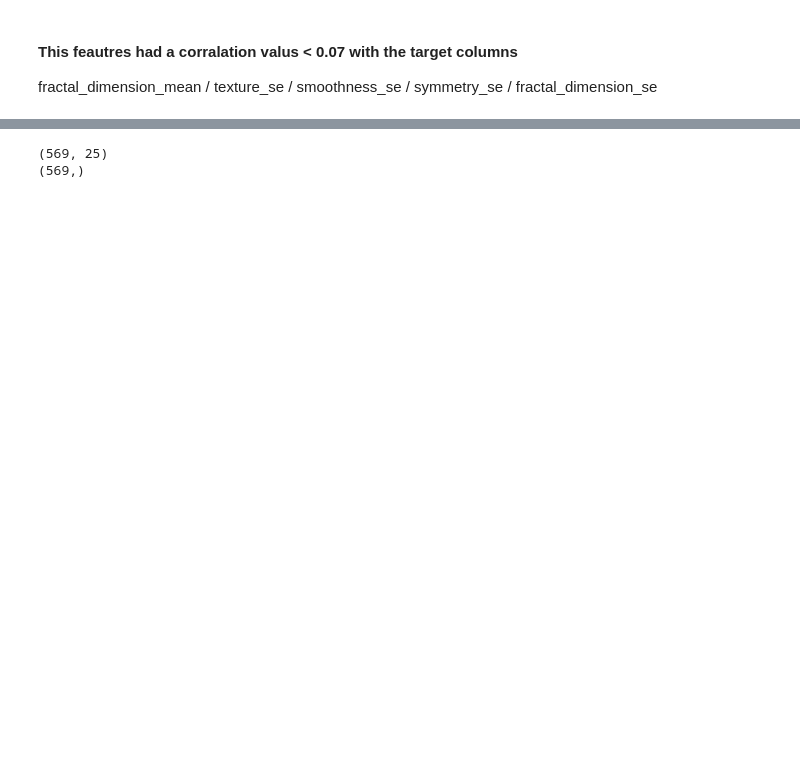
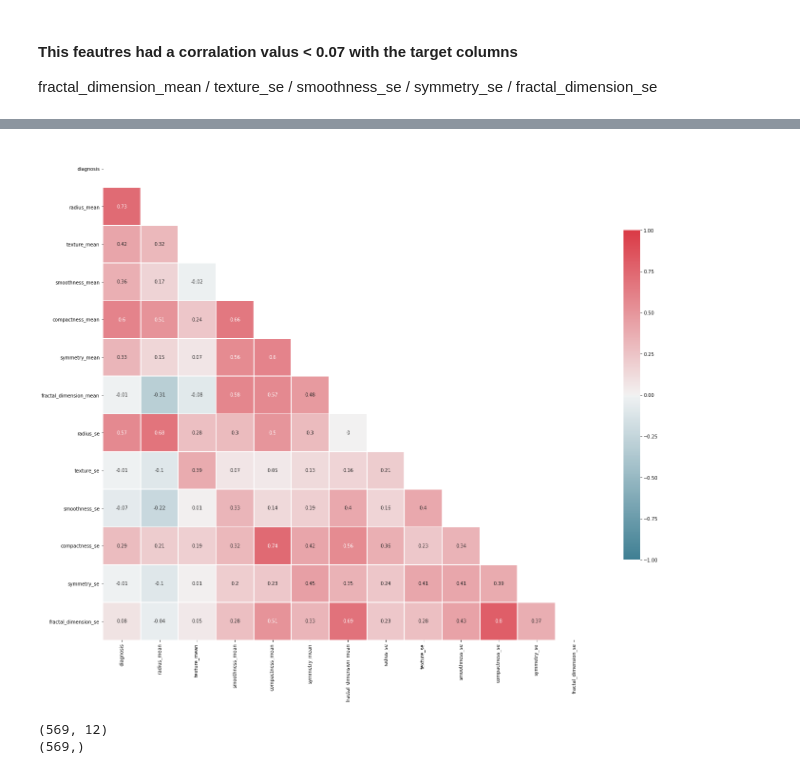
Before and after one commit to KanwalArora029/ML_Models_App, a Jupyter notebook: Healthcare-app/BreastCancer.ipynb, the cells around one changed output, grey strips where cells are left out. Drawn from its saved outputs; the diff is of its cells as text; code cells hidden in the pictures; blank space fills up the shorter version.

```diff
--- a/Healthcare-app/BreastCancer.ipynb
+++ b/Healthcare-app/BreastCancer.ipynb
@@ -181,0 +256,10 @@ df_cancer = df_cancer.drop(['fractal_dimension_mean', 'texture_se', 'smoothness_
+# %%
+# lastly, drop all columns related to the "concavity" and "concave points" attributes
+cols = ['concavity_mean',
+        'concavity_se',
+        'concave points_mean',
+        'concave points_se']
+df_cancer = df_cancer.drop(cols, axis=1)
+
+# verify remaining columns
+df_cancer.columns
@@ -193,17 +280,0 @@ Index(['diagnosis', 'radius_mean', 'texture_mean', 'perimeter_mean',
-# %%
-# Feature Selection
-plt.rcParams['figure.figsize']=15,6
-sns.set_style("darkgrid")
-
-x = df_cancer.drop('diagnosis',axis=1)
-y = df_cancer.diagnosis
-
-from sklearn.ensemble import ExtraTreesClassifier
-
-model = ExtraTreesClassifier()
-model.fit(x,y)
-print(model.feature_importances_)
-feat_importances = pd.Series(model.feature_importances_, index=x.columns)
-feat_importances.nlargest(15).plot(kind='barh')
-plt.title('the most 15 important feature are')
-plt.show()
@@ -217,2 +280,0 @@ plt.show()
-# %%
-df_cancer=df_cancer.drop(['texture_mean','smoothness_mean','compactness_mean','symmetry_mean','perimeter_se','compactness_se','concavity_se','concave points_se','smoothness_worst','symmetry_worst','fractal_dimension_worst'],axis=1)
@@ -224,12 +290,26 @@ sns.boxplot(x=df_cancer['concave points_worst'])
+# %%
+# Draw the heatmap again, with the new correlation matrix
+corr = df_cancer.corr().round(2)
+mask = np.zeros_like(corr, dtype=np.bool)
+mask[np.triu_indices_from(mask)] = True
+
+f, ax = plt.subplots(figsize=(20, 20))
+sns.heatmap(corr, mask=mask, cmap=cmap, vmin=-1, vmax=1, center=0,
+            square=True, linewidths=.5, cbar_kws={"shrink": .5}, annot=True)
+plt.tight_layout()
+# %% [output]
+[figure, added]
 # %%
 from sklearn.model_selection import train_test_split
 from sklearn import metrics
 from sklearn.metrics import accuracy_score
 # %%
+x=df_cancer.drop(['diagnosis'],axis=1)
+y = df_cancer['diagnosis']
 print(x.shape)
 print(y.shape)
 # %% [output]
-(569, 25)
+(569, 12)
 (569,)
 # %%
 x_train,x_test,y_train,y_test = train_test_split(x,y,test_size=0.3)
```
Also changed, not shown: parts of 25 cells of this notebook, 7 other files.
